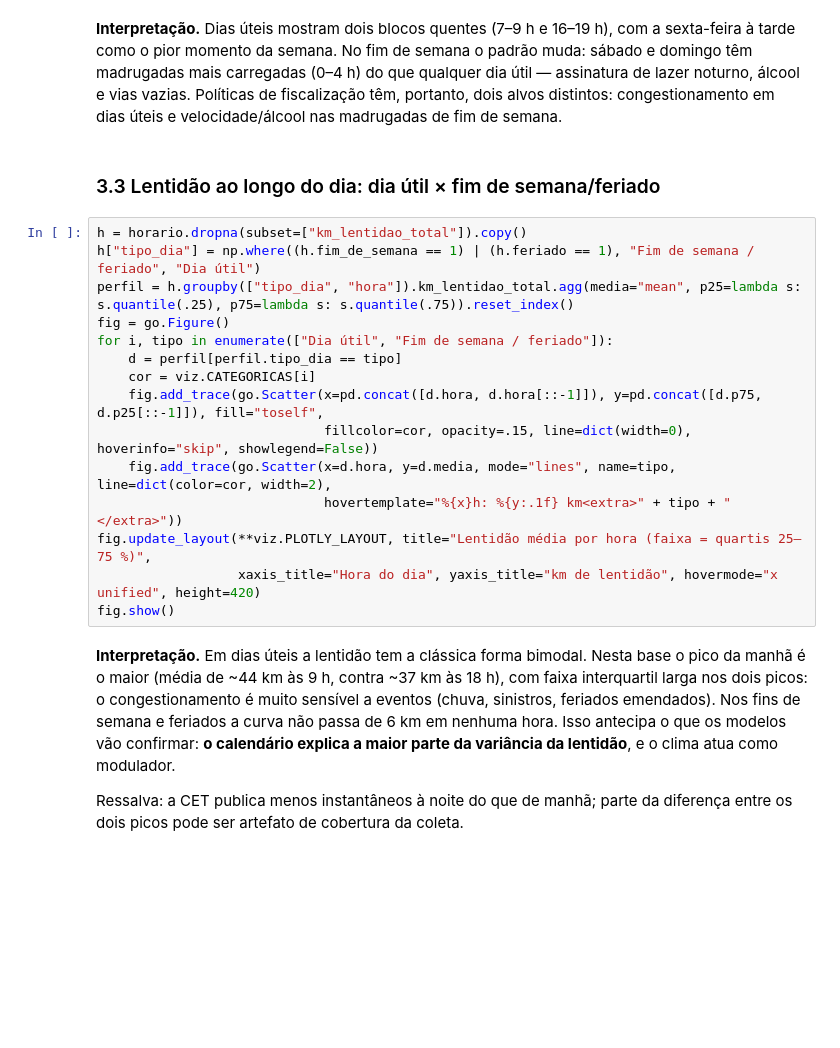
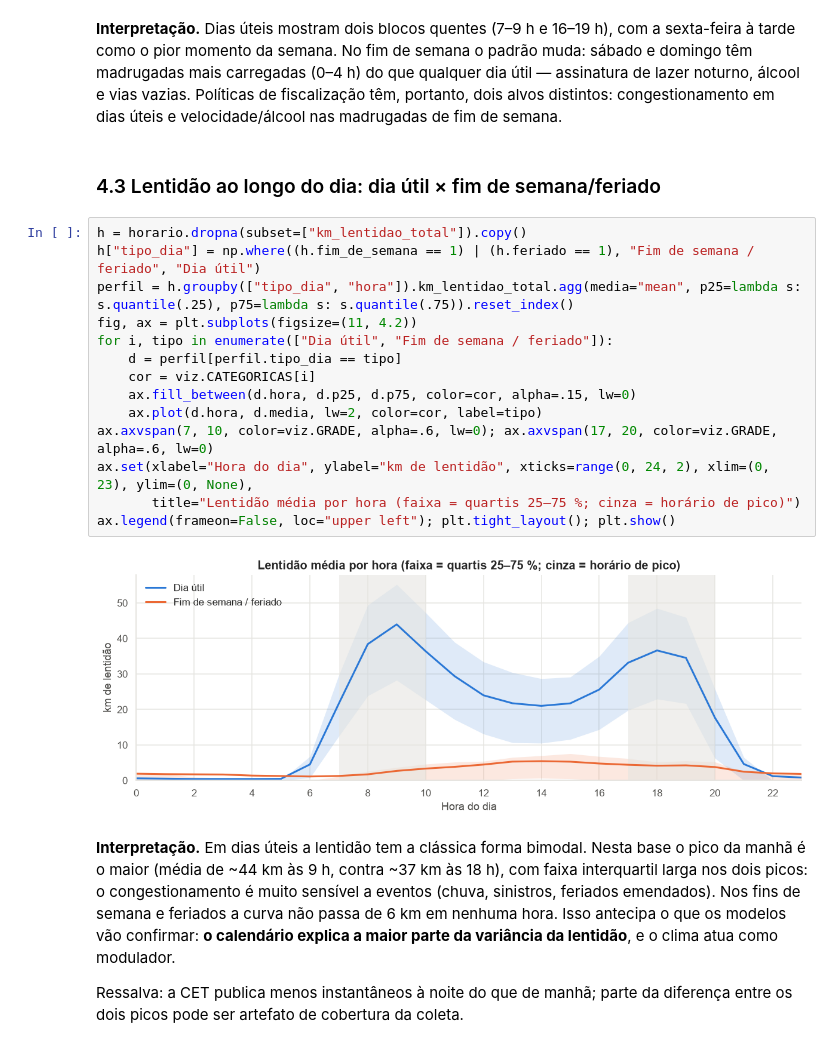
Before and after one commit to cuidarplus/cuidarplus-data-science-and-analytics, a Jupyter notebook: notebooks/01_relatorio_analise_mobilidade.ipynb, the cells around one changed output. Drawn from its saved outputs; the diff is of its cells as text; blank space fills up the shorter version.

```diff
--- a/notebooks/01_relatorio_analise_mobilidade.ipynb
+++ b/notebooks/01_relatorio_analise_mobilidade.ipynb
@@ -172,22 +336,23 @@ plt.tight_layout(); plt.show()
 # %% [markdown]
 **Interpretação.** Dias úteis mostram dois blocos quentes (7–9 h e 16–19 h), com a sexta-feira à tarde como o pior momento da semana. No fim de semana o padrão muda: sábado e domingo têm madrugadas mais carregadas (0–4 h) do que qualquer dia útil — assinatura de lazer noturno, álcool e vias vazias. Políticas de fiscalização têm, portanto, dois alvos distintos: congestionamento em dias úteis e velocidade/álcool nas madrugadas de fim de semana.
 # %% [markdown]
-### 3.3 Lentidão ao longo do dia: dia útil × fim de semana/feriado
+### 4.3 Lentidão ao longo do dia: dia útil × fim de semana/feriado
 # %%
 h = horario.dropna(subset=["km_lentidao_total"]).copy()
 h["tipo_dia"] = np.where((h.fim_de_semana == 1) | (h.feriado == 1), "Fim de semana / feriado", "Dia útil")
 perfil = h.groupby(["tipo_dia", "hora"]).km_lentidao_total.agg(media="mean", p25=lambda s: s.quantile(.25), p75=lambda s: s.quantile(.75)).reset_index()
-fig = go.Figure()
+fig, ax = plt.subplots(figsize=(11, 4.2))
 for i, tipo in enumerate(["Dia útil", "Fim de semana / feriado"]):
     d = perfil[perfil.tipo_dia == tipo]
     cor = viz.CATEGORICAS[i]
-    fig.add_trace(go.Scatter(x=pd.concat([d.hora, d.hora[::-1]]), y=pd.concat([d.p75, d.p25[::-1]]), fill="toself",
-                             fillcolor=cor, opacity=.15, line=dict(width=0), hoverinfo="skip", showlegend=False))
-    fig.add_trace(go.Scatter(x=d.hora, y=d.media, mode="lines", name=tipo, line=dict(color=cor, width=2),
-                             hovertemplate="%{x}h: %{y:.1f} km<extra>" + tipo + "</extra>"))
-fig.update_layout(**viz.PLOTLY_LAYOUT, title="Lentidão média por hora (faixa = quartis 25–75 %)",
-                  xaxis_title="Hora do dia", yaxis_title="km de lentidão", hovermode="x unified", height=420)
-fig.show()
+    ax.fill_between(d.hora, d.p25, d.p75, color=cor, alpha=.15, lw=0)
+    ax.plot(d.hora, d.media, lw=2, color=cor, label=tipo)
+ax.axvspan(7, 10, color=viz.GRADE, alpha=.6, lw=0); ax.axvspan(17, 20, color=viz.GRADE, alpha=.6, lw=0)
+ax.set(xlabel="Hora do dia", ylabel="km de lentidão", xticks=range(0, 24, 2), xlim=(0, 23), ylim=(0, None),
+       title="Lentidão média por hora (faixa = quartis 25–75 %; cinza = horário de pico)")
+ax.legend(frameon=False, loc="upper left"); plt.tight_layout(); plt.show()
+# %% [output]
+[figure, added]
 # %% [markdown]
 **Interpretação.** Em dias úteis a lentidão tem a clássica forma bimodal. Nesta base o pico da manhã é o maior (média de ~44 km às 9 h, contra ~37 km às 18 h), com faixa interquartil larga nos dois picos: o congestionamento é muito sensível a eventos (chuva, sinistros, feriados emendados). Nos fins de semana e feriados a curva não passa de 6 km em nenhuma hora. Isso antecipa o que os modelos vão confirmar: **o calendário explica a maior parte da variância da lentidão**, e o clima atua como modulador.
 
```
Also changed, not shown: parts of 28 cells of this notebook.
